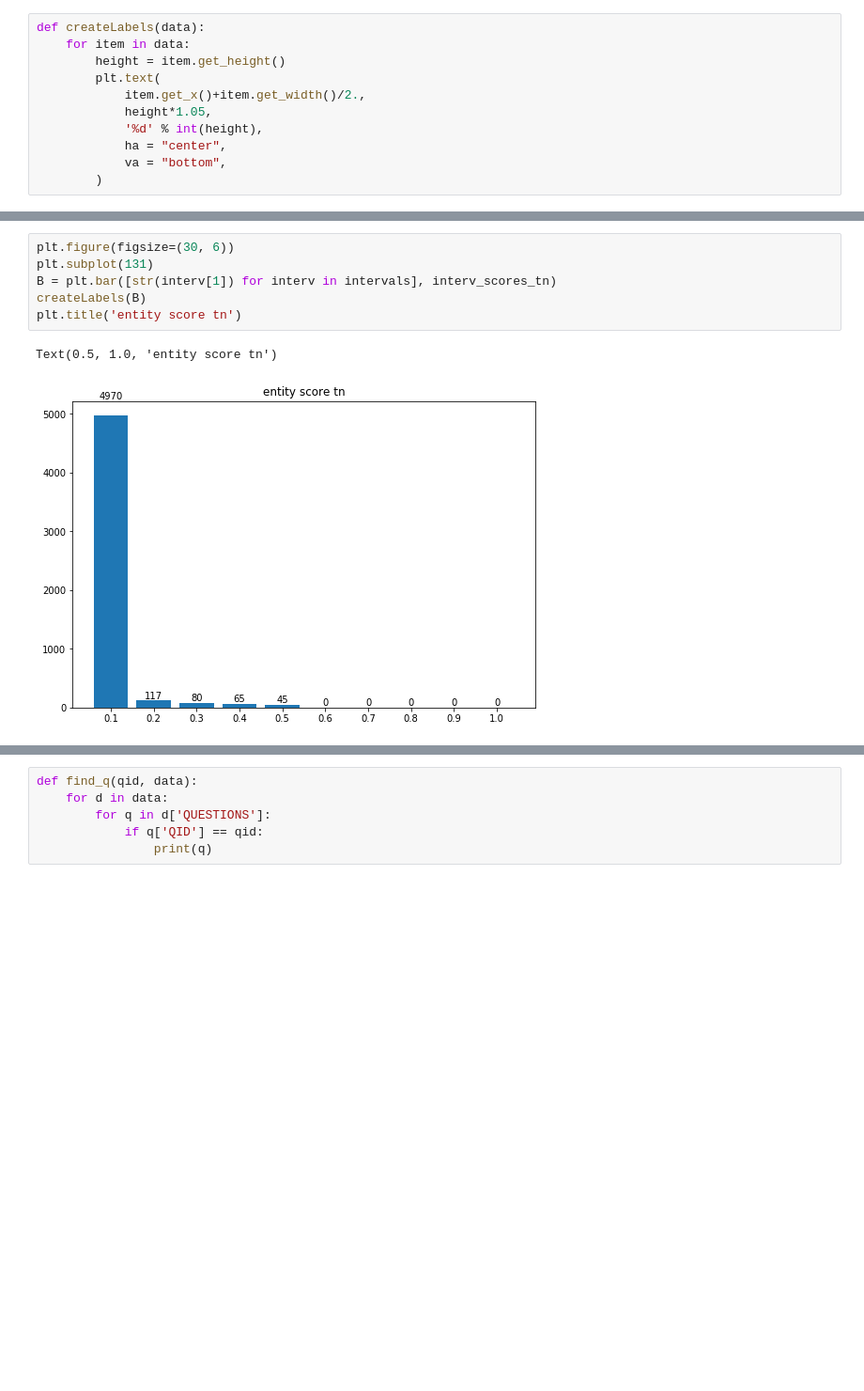
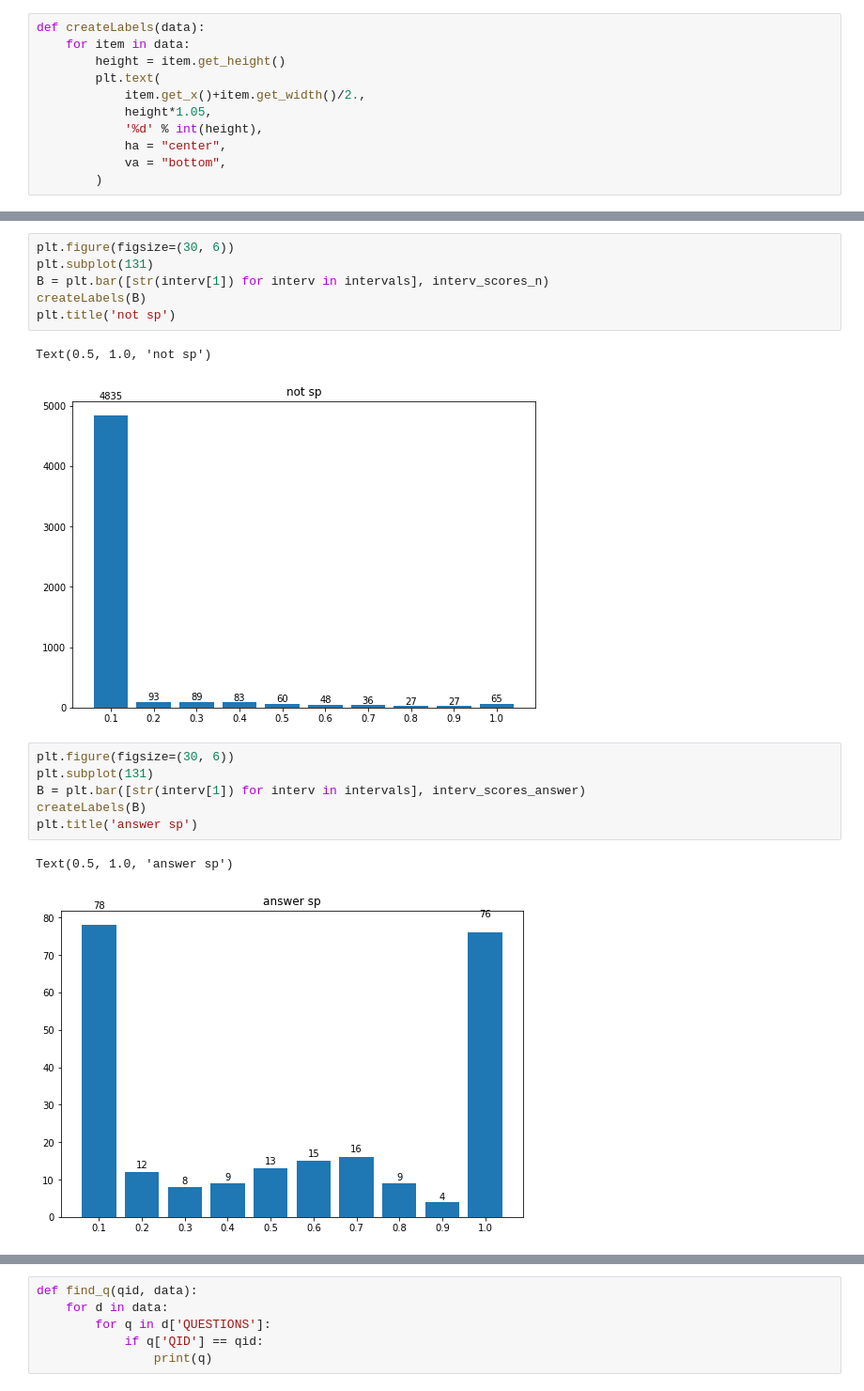
Before and after one commit to michaelmoju/fgc_support_retri, a Jupyter notebook: error_analysis.ipynb, the cells around one changed output, grey strips where cells are left out. Shown at 94% size. Cells and saved outputs as stored; diff of their text form; blank space fills up the shorter version.

```diff
--- a/error_analysis.ipynb
+++ b/error_analysis.ipynb
@@ -142,9 +141,18 @@ Text(0.5, 1.0, 'entity score tp')
 # %%
 plt.figure(figsize=(30, 6))
 plt.subplot(131)
-B = plt.bar([str(interv[1]) for interv in intervals], interv_scores_tn)
+B = plt.bar([str(interv[1]) for interv in intervals], interv_scores_n)
 createLabels(B)
-plt.title('entity score tn')
+plt.title('not sp')
 # %% [output]
-Text(0.5, 1.0, 'entity score tn')
+Text(0.5, 1.0, 'not sp')
-[figure, old version]
+[figure, new version]
+# %%
+plt.figure(figsize=(30, 6))
+plt.subplot(131)
+B = plt.bar([str(interv[1]) for interv in intervals], interv_scores_answer)
+createLabels(B)
+plt.title('answer sp')
+# %% [output]
+Text(0.5, 1.0, 'answer sp')
+[figure, added]
```
Also changed, not shown: parts of 15 cells of this notebook, 9 other files.
